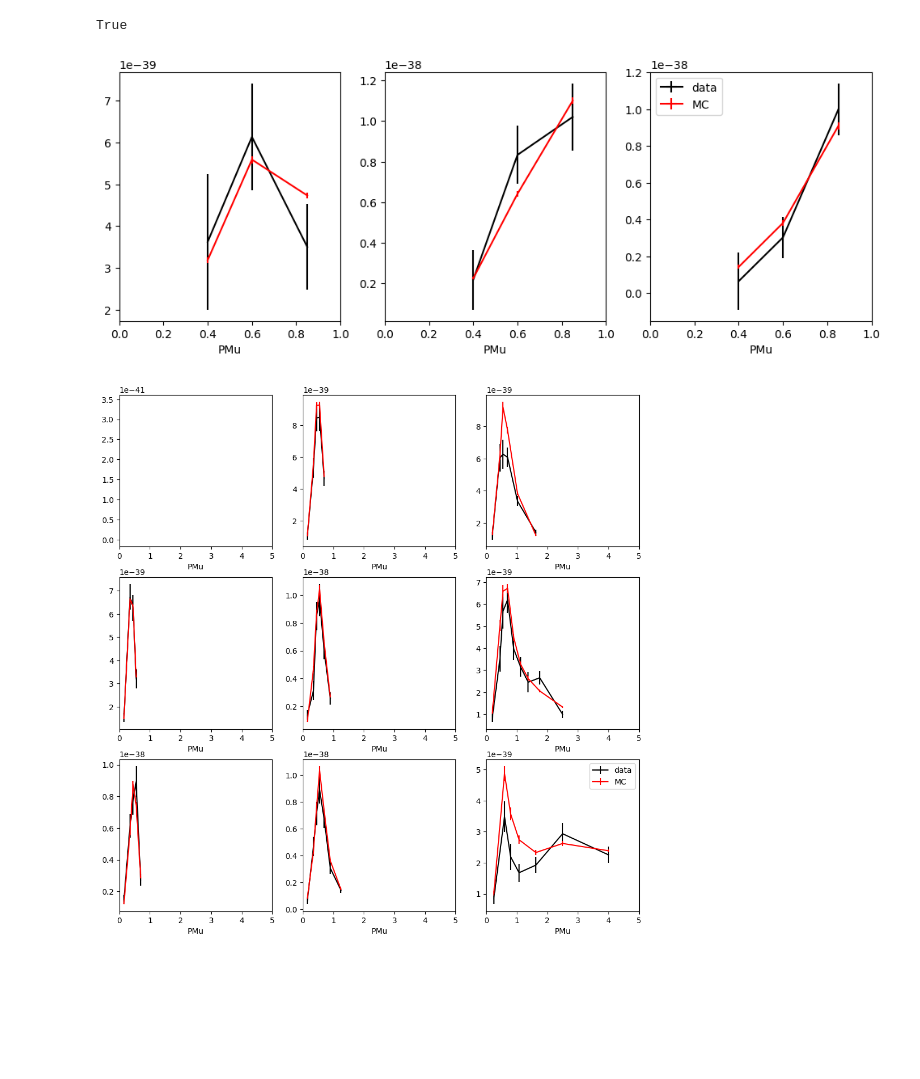
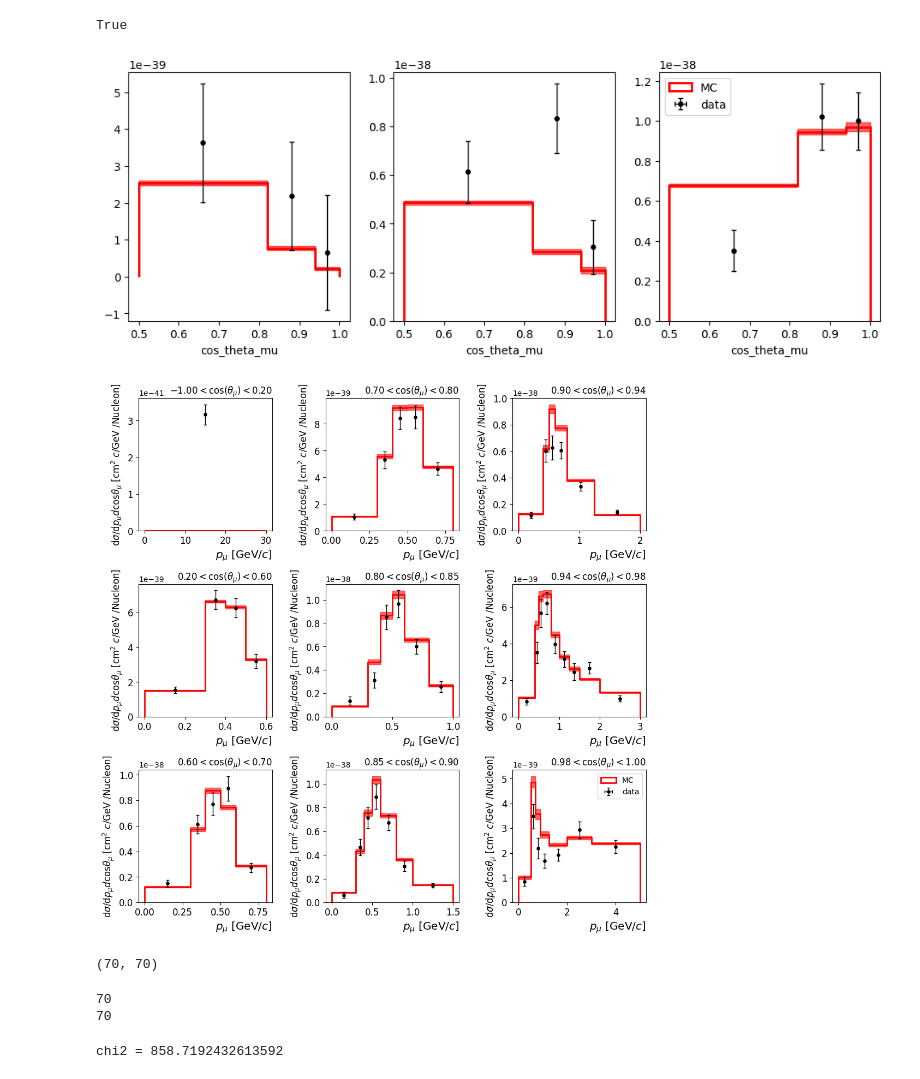
Before and after one commit to NUISANCEMC/nuisance3, a Jupyter notebook: notebooks/t2konoffaxis.ipynb, the cells around one changed output. Saved outputs shown, nothing was run; the diff lists cells and outputs as text; code cells hidden in the pictures; blank space fills up the shorter version.

````diff
--- a/notebooks/t2konoffaxis.ipynb
+++ b/notebooks/t2konoffaxis.ipynb
@@ -82,11 +97,11 @@ nuis gen NEUT -f PRD108.fluxes.root,on_axis_flux -n 200000 -p numu -t CH -o onax
 nuis gen NEUT -f PRD108.fluxes.root,off_axis_flux -n 200000 -p numu -t CH -o offaxis.CH.neutvect.root
 ```
 # %%
-evs_on_axis = pn.EventSource("onaxis.CH.neutvect.root")
+evs_on_axis = pn.EventSource("prdgen/onaxis.CH.neutvect.root")
 if not evs_on_axis:
     print("Error: failed to open input file")
 
-evs_off_axis = pn.EventSource("offaxis.CH.neutvect.root")
+evs_off_axis = pn.EventSource("prdgen/offaxis.CH.neutvect.root")
 if not evs_off_axis:
     print("Error: failed to open input file")
 # %% [markdown]
@@ -126,10 +141,10 @@ for i,fn in enumerate(off_axis_proj_funcs):
 ef_on_axis = fg_on_axis.firstArrow(int(1E6))
 ef_off_axis = fg_off_axis.firstArrow(int(1E6))
 # %%
-on_axis_xs_data = pn.convert.HistFrame.from_yaml_str(str(data_files["crosssection-onaxis.yaml"]))
-off_axis_xs_data = pn.convert.HistFrame.from_yaml_str(str(data_files["crosssection-offaxis.yaml"]))
+on_axis_xs_data = pn.convert.HistFrame.from_yaml_str(str(onaxis_doc))
+off_axis_xs_data = pn.convert.HistFrame.from_yaml_str(str(offaxis_doc))
 # %%
-ctheta_bins = on_axis_xs_data.project(0).binning.bins
+ctheta_bins = on_axis_xs_data.project(1).binning.bins
 
 #make a fillable histogram from the data
 on_axis_xs_mc = on_axis_xs_data.make_HistFrame()
@@ -147,47 +162,60 @@ on_axis_xs_prediction = on_axis_xs_mc.finalise(True)
 fig, axes = plt.subplots(1,3, figsize=(12,4))
 
 for i,ax in enumerate(axes):
-    on_axis_xs_data.slice(0, ctheta_bins[i][0].low).slice(0,[0,5],True).mpl().errorbar(plot_axis=ax,color="#000",label="data")
-    on_axis_xs_prediction.slice(0, ctheta_bins[i][0].low).slice(0,[0,5],True).mpl().errorbar(plot_axis=ax,color="#F00",label="MC")
-    ax.set_xlim([0,1])
+    xslice_prediction = on_axis_xs_prediction.slice(1, ctheta_bins[i][0].low).slice(0,[0,5],True)
+    xslice_data = on_axis_xs_data.slice(1, ctheta_bins[i][0].low).slice(0,[0,5],True)
+
+    xslice_prediction.mpl().hist(plot_axis=ax, color="#F00", histtype="step", linewidth=2, errorband_color="#F009", label="MC")
+    xslice_data.mpl().errorbar(plot_axis=ax, marker=".", markersize=7.5, color="#000", label="data", linewidth=0, elinewidth=1, capsize=2.5)
 
 plt.legend()
 plt.show()
 # %% [output]
-[figure, old version]
+[figure, new version]
 # %%
-ctheta_bins = off_axis_xs_data.project(0).binning.bins
+ctheta_bins = off_axis_xs_data.project(1).binning.bins
 
 #make a fillable histogram from the data
 off_axis_xs_mc = off_axis_xs_data.make_HistFrame()
 off_axis_xs_mc.fill_from_Arrow(ef_off_axis, off_axis_proj_names)
 
 #fatx is in pb/A, -> 1pb is 10^-36 want /12 to take it back to the /N from the generator
 sf = fg_off_axis.norm_info().fatx_per_sumweights() * (1E-36) /12
 
 #scale it to the right units
 off_axis_xs_mc.sumweights = off_axis_xs_mc.sumweights * sf
 off_axis_xs_mc.variances = off_axis_xs_mc.variances * (sf**2)
 
 off_axis_xs_prediction = off_axis_xs_mc.finalise(True)
 
-fig, axes = plt.subplots(3,3, figsize=(12,12))
+fig, axes = plt.subplots(3,3, figsize=(12,12), gridspec_kw={"hspace":0.4,"wspace":0.4})
 
 for i in range(len(ctheta_bins)):
     ax = axes[i%3,i//3]
-    xslice_data = off_axis_xs_data.slice(0, ctheta_bins[i][0].low)
-    xslice_prediction = off_axis_xs_prediction.slice(0, ctheta_bins[i][0].low)
+    xslice_data = off_axis_xs_data.slice(1, ctheta_bins[i][0].low)
+    xslice_prediction = off_axis_xs_prediction.slice(1, ctheta_bins[i][0].low)
 
     #remove trash bin if its not the only bin
     if len(xslice_data.binning.bins) > 1:
         xslice_data = xslice_data.slice(0,[0,5],True)
         xslice_prediction = xslice_prediction.slice(0,[0,5],True)
 
-    xslice_data.mpl().errorbar(plot_axis=ax,color="#000",label="data")
-    xslice_prediction.mpl().errorbar(plot_axis=ax,color="#F00",label="MC")
-    ax.set_xlim([0,5])
+    xslice_prediction.mpl().hist(plot_axis=ax, color="#F00", histtype="step", linewidth=2, errorband_color="#F009", label="MC")
+    xslice_data.mpl().errorbar(plot_axis=ax, marker=".", markersize=7.5, color="#000", label="data", linewidth=0, elinewidth=1, capsize=2.5)
+    ax.set_xlabel(r"$p_\mu$ [GeV/$c$]", loc="right", fontsize="x-large")
+    ax.set_ylabel(r"$\text{d}\sigma/\text{d}p_{\mu}d\text{cos}\theta_\mu\ [\text{cm}^{2}\ c/\text{GeV}\ /\text{Nucleon}]$", fontsize="large")
+    ax.tick_params(axis='x', labelsize="large")
+    ax.tick_params(axis='y', labelsize="large")
+
+    ax.text(1, 1.03, r"$%.2f < \text{cos}(\theta_\mu) < %.2f$" % (ctheta_bins[i][0].low,ctheta_bins[i][0].high),
+            horizontalalignment="right", transform=ax.transAxes, fontsize="large")
 
 plt.legend()
 plt.show()
 # %% [output]
-[figure, old version]
+[figure, new version]
+# %%
+joint_covar = pn.convert.Covariance.from_yaml_str(str(data_files["joint_uncertainty-onoffaxis.yaml"]))
+print(joint_covar.shape)
+# %% [output]
+(70, 70)
@@ -193,0 +231,12 @@ plt.show()
+# %%
+offon_axis_xs_prediction = np.append(off_axis_xs_prediction.values[:,0],on_axis_xs_prediction.values[:,0])
+print(len(offon_axis_xs_prediction))
+offon_axis_xs_data = np.append(off_axis_xs_data.values[:,0],on_axis_xs_data.values[:,0])
+print(len(offon_axis_xs_data))
+# %% [output]
+70
+70
+# %%
+print("chi2 = %s" % calc_chisq(offon_axis_xs_data, offon_axis_xs_prediction, np.linalg.inv(joint_covar) ))
+# %% [output]
+chi2 = 858.7192432613592
````
Also changed, not shown: parts of 6 cells of this notebook.
